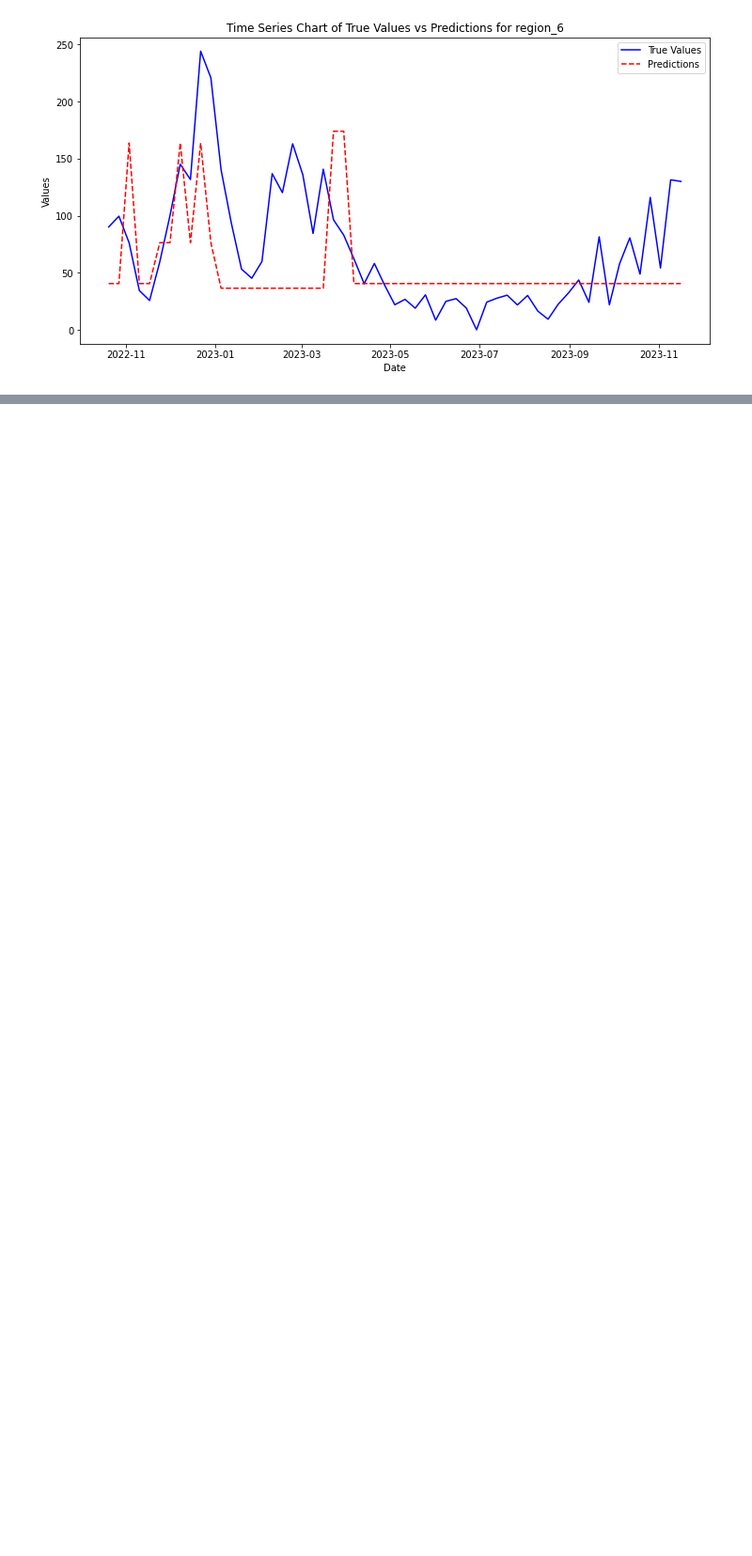
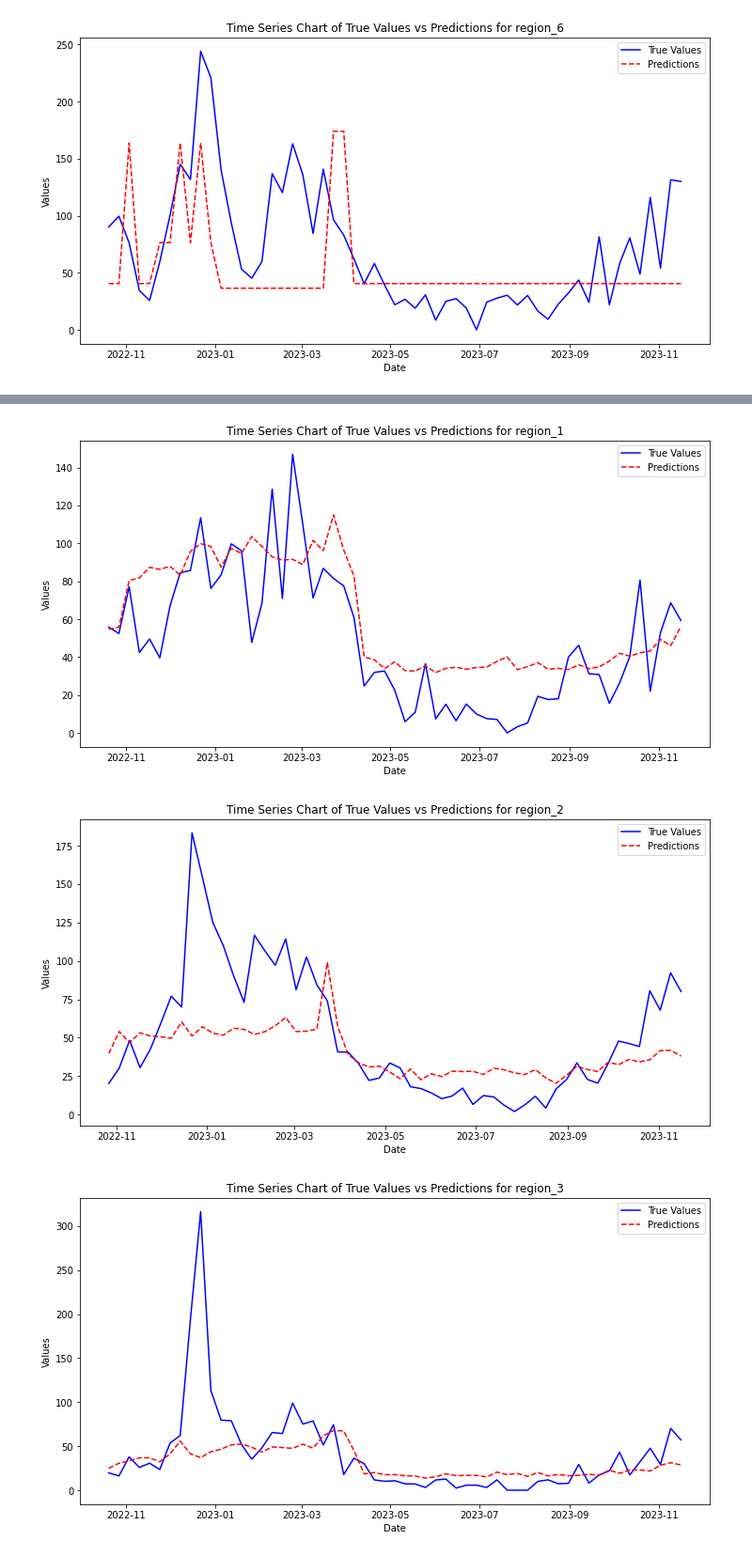
Before and after one commit to th-kl/DSF, a Jupyter notebook: notebooks/random_forest.ipynb, the cells around one changed output, grey strips where cells are left out. Shown at 94% size. Saved outputs shown, nothing was run; the diff lists cells and outputs as text; code cells hidden in the pictures; blank space fills up the shorter version.

```diff
--- a/notebooks/random_forest.ipynb
+++ b/notebooks/random_forest.ipynb
@@ -507,0 +572,36 @@ for region in unique_regions:
+# %%
+# Stellen Sie sicher, dass df_lagged_with_dummies nach Datum sortiert ist
+df_lagged_with_dummies.sort_index(inplace=True)
+
+# Extrahieren Sie die Regionen für den Testdatensatz
+test_region_data = df_lagged_with_dummies.iloc[-len(X_test):]
+
+# Erstellen einer Kopie des Slices, um die Warnung zu vermeiden
+test_region_data = df_lagged_with_dummies.iloc[-len(X_test):].copy()
+
+# Hinzufügen der Vorhersagen und wahren Werte
+test_region_data.loc[:, 'True Values'] = y_test
+test_region_data.loc[:, 'Predictions'] = predictions
+
+# Plotten der Ergebnisse für jede Region
+unique_regions = ['region_1', 'region_2', 'region_3', 'region_4', 'region_5', 'region_6']
+
+for region in unique_regions:
+    region_column = 'georegion_' + region
+    region_data = test_region_data[test_region_data[region_column] == 1]
+
+    if not region_data.empty:
+        plt.figure(figsize=(12, 6))
+        plt.plot(region_data.index, region_data['True Values'], label='True Values', color='blue')
+        plt.plot(region_data.index, region_data['Predictions'], label='Predictions', color='red', linestyle='--')
+        plt.xlabel('Date')
+        plt.ylabel('Values')
+        plt.title(f'Time Series Chart of True Values vs Predictions for {region}')
+        plt.legend()
+        plt.show()
+    else:
+        print(f"Keine Daten für Region {region} gefunden.")
+# %% [output]
+[figure, added]
+[figure, added]
+[figure, added]
```
Also changed, not shown: parts of 7 cells of this notebook.
